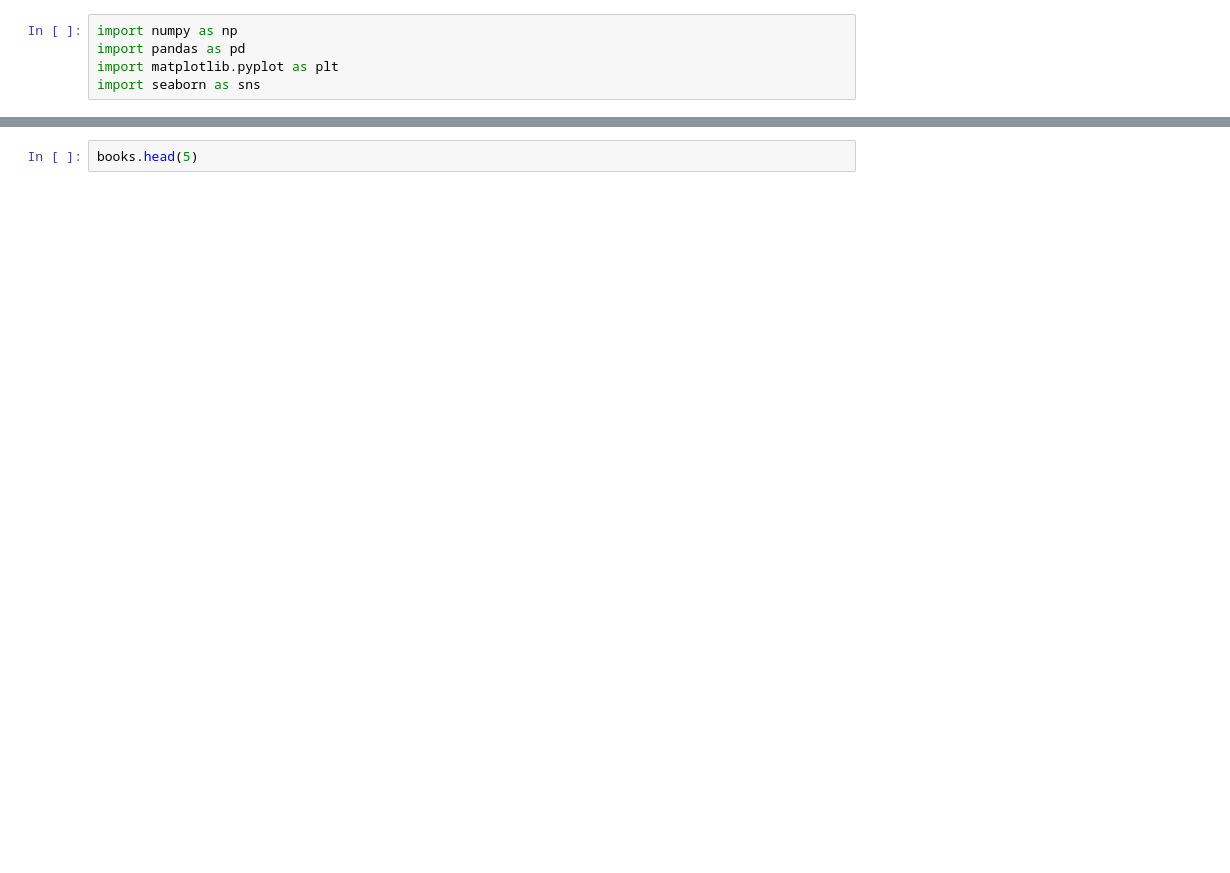
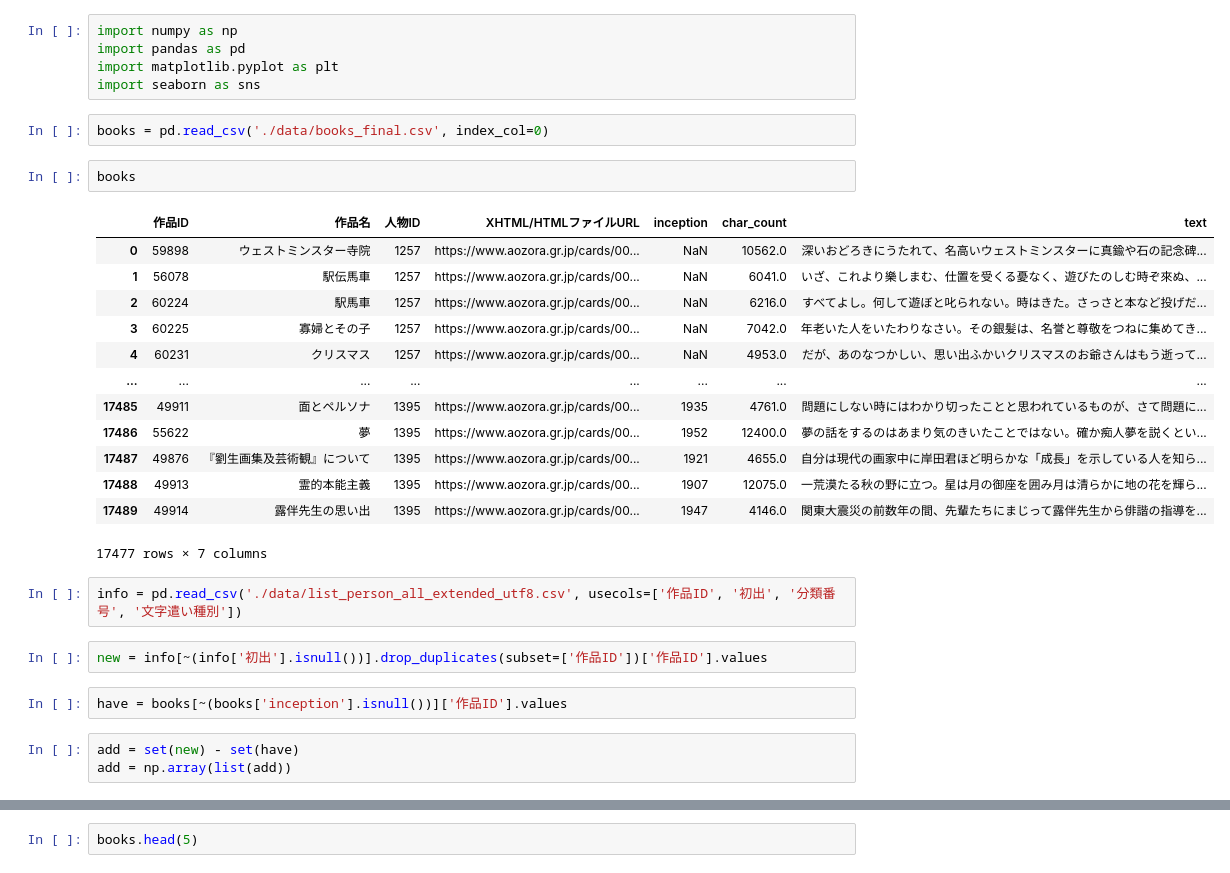
Before and after one commit to j-chowder/japanese_literature, a Jupyter notebook: eda.ipynb, the cells around one changed output, grey strips where cells are left out. Drawn from its saved outputs; the diff is of its cells as text; blank space fills up the shorter version.

Commit message:
Added more inception years using aozora database.

```diff
--- a/eda.ipynb
+++ b/eda.ipynb
@@ -3,3 +3,30 @@ import numpy as np
 import pandas as pd
 import matplotlib.pyplot as plt
 import seaborn as sns
+# %%
+books = pd.read_csv('./data/books_final.csv', index_col=0)
+# %%
+books
+# %% [output]
+|  | 作品ID | 作品名 | 人物ID | XHTML/HTMLファイルURL | inception | char_count | text |
+| 0 | 59898 | ウェストミンスター寺院 | 1257 | https://www.aozora.gr.jp/cards/00... | NaN | 10562.0 | 深いおどろきにうたれて、名高いウェストミンスターに真鍮や石の記念碑... |
+| 1 | 56078 | 駅伝馬車 | 1257 | https://www.aozora.gr.jp/cards/00... | NaN | 6041.0 | いざ、これより樂しまむ、仕置を受くる憂なく、遊びたのしむ時ぞ來ぬ、... |
+| 2 | 60224 | 駅馬車 | 1257 | https://www.aozora.gr.jp/cards/00... | NaN | 6216.0 | すべてよし。何して遊ぼと叱られない。時はきた。さっさと本など投げだ... |
+| 3 | 60225 | 寡婦とその子 | 1257 | https://www.aozora.gr.jp/cards/00... | NaN | 7042.0 | 年老いた人をいたわりなさい。その銀髪は、名誉と尊敬をつねに集めてき... |
+| 4 | 60231 | クリスマス | 1257 | https://www.aozora.gr.jp/cards/00... | NaN | 4953.0 | だが、あのなつかしい、思い出ふかいクリスマスのお爺さんはもう逝って... |
+| ... | ... | ... | ... | ... | ... | ... | ... |
+| 17485 | 49911 | 面とペルソナ | 1395 | https://www.aozora.gr.jp/cards/00... | 1935 | 4761.0 | 問題にしない時にはわかり切ったことと思われているものが、さて問題に... |
+| 17486 | 55622 | 夢 | 1395 | https://www.aozora.gr.jp/cards/00... | 1952 | 12400.0 | 夢の話をするのはあまり気のきいたことではない。確か痴人夢を説くとい... |
+| 17487 | 49876 | 『劉生画集及芸術観』について | 1395 | https://www.aozora.gr.jp/cards/00... | 1921 | 4655.0 | 自分は現代の画家中に岸田君ほど明らかな「成長」を示している人を知ら... |
+| 17488 | 49913 | 霊的本能主義 | 1395 | https://www.aozora.gr.jp/cards/00... | 1907 | 12075.0 | 一荒漠たる秋の野に立つ。星は月の御座を囲み月は清らかに地の花を輝ら... |
+| 17489 | 49914 | 露伴先生の思い出 | 1395 | https://www.aozora.gr.jp/cards/00... | 1947 | 4146.0 | 関東大震災の前数年の間、先輩たちにまじって露伴先生から俳諧の指導を... |
+17477 rows × 7 columns
+# %%
+info = pd.read_csv('./data/list_person_all_extended_utf8.csv', usecols=['作品ID', '初出', '分類番号', '文字遣い種別'])
+# %%
+new = info[~(info['初出'].isnull())].drop_duplicates(subset=['作品ID'])['作品ID'].values
+# %%
+have = books[~(books['inception'].isnull())]['作品ID'].values
+# %%
+add = set(new) - set(have)
+add = np.array(list(add))
```
Also changed, not shown: parts of 7 cells of this notebook, 1 other file.
